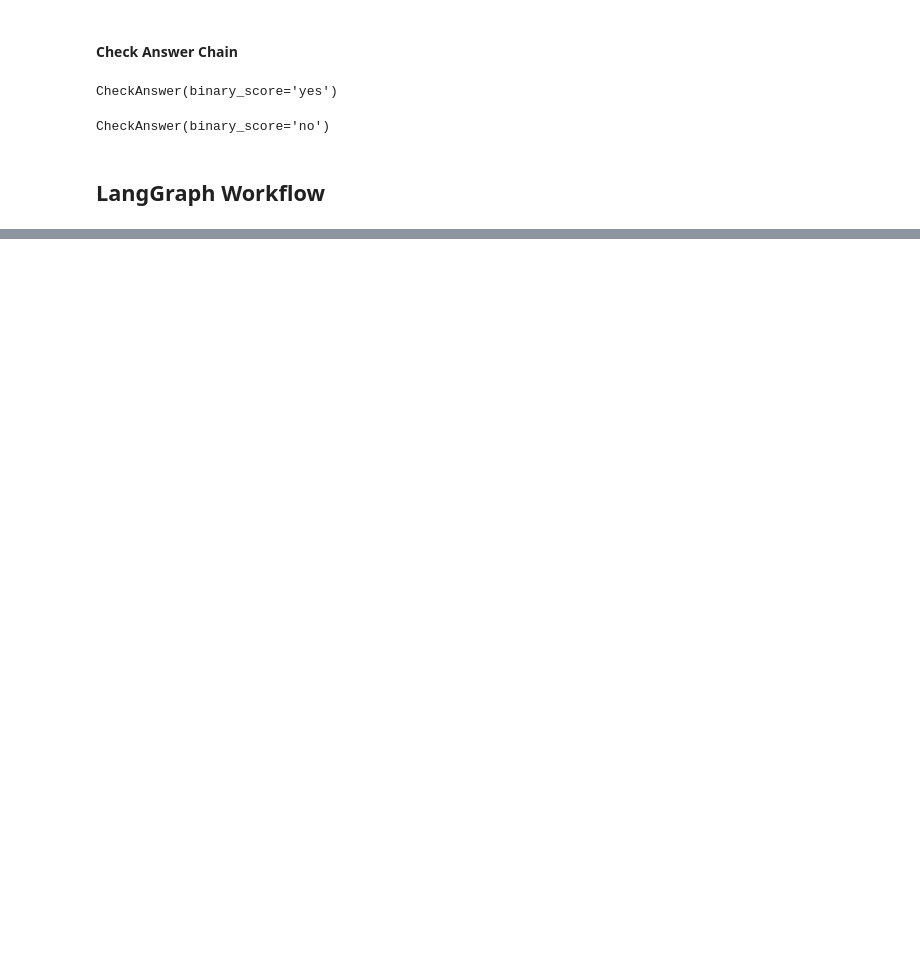
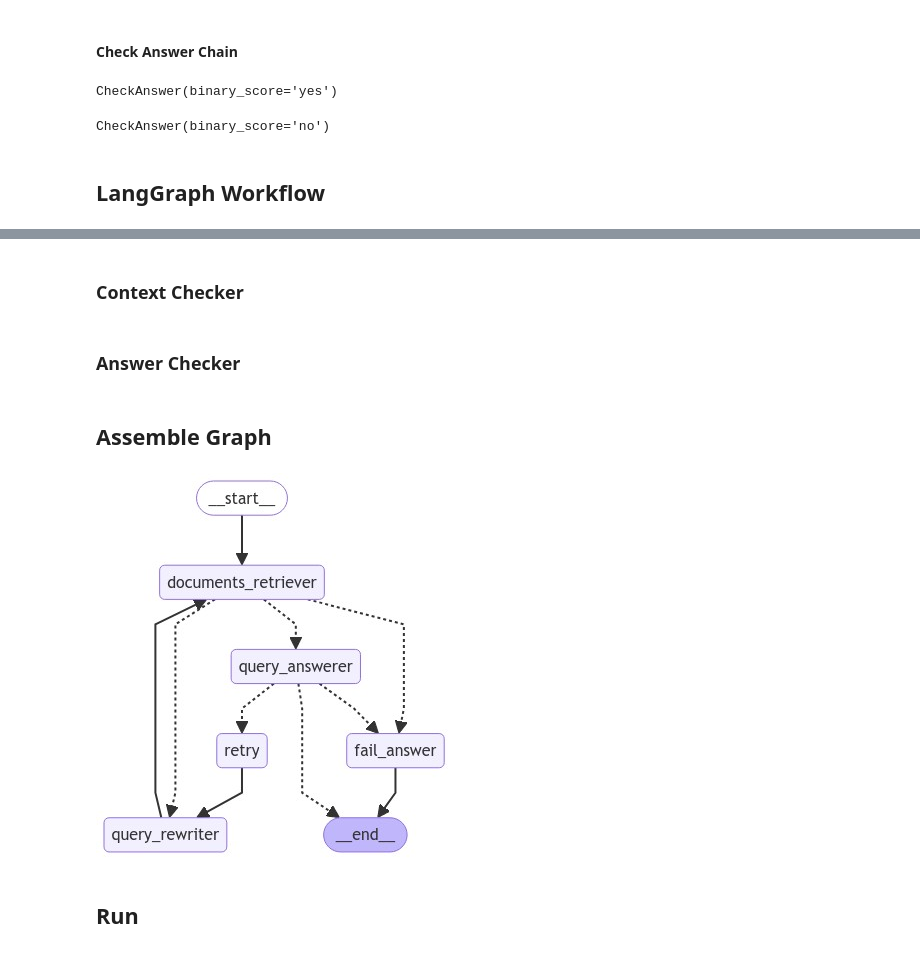
Before and after one commit to mllibs-docs/mllibs-docs.github.io, a Jupyter notebook: docs/en/docs/notebooks/self-corrective-rag-with-langgraph-and-groq-llama3.ipynb, the cells around one changed output, grey strips where cells are left out. Cells and saved outputs as stored; diff of their text form; code cells hidden in the pictures; blank space fills up the shorter version.

```diff
--- a/docs/en/docs/notebooks/self-corrective-rag-with-langgraph-and-groq-llama3.ipynb
+++ b/docs/en/docs/notebooks/self-corrective-rag-with-langgraph-and-groq-llama3.ipynb
@@ -431,0 +531,28 @@ To be continued
+# %% [markdown]
+### Context Checker
+# %%
+def context_checker(state: GraphState) -> Literal['query_rewriter', 'query_answerer', 'fail_answer']:
+    print_node(context_checker.__name__)
+
+    if len(state['documents']) == 0:
+        print_result('No relevant documents found. Failing answer.')
+        return 'fail_answer'
+
+    if state['can_requery']:
+        query = state['query']
+        documents = state['documents']
+
+        result = check_context_chain.invoke(
+            {"query": query, "documents": documents}
+        )
+
+        print_result(result)
+
+        if result.binary_score == 'no':
+            return 'query_rewriter'
+        else:
+            return 'query_answerer'
+
+    return 'query_answerer'
+# %% [markdown]
+### Answer Checker
@@ -431,0 +592,27 @@ To be continued
+# %% [markdown]
+## Assemble Graph
+# %%
+workflow = StateGraph(GraphState)
+
+# Nodes
+workflow.add_node(documents_retriever.__name__, documents_retriever)
+workflow.add_node(query_rewriter.__name__, query_rewriter)
+workflow.add_node(query_answerer.__name__, query_answerer)
+workflow.add_node(retry.__name__, retry)
+workflow.add_node(fail_answer.__name__, fail_answer)
+
+# Edges
+workflow.add_edge(START, documents_retriever.__name__)
+workflow.add_conditional_edges(documents_retriever.__name__, context_checker)
+workflow.add_edge(query_rewriter.__name__, documents_retriever.__name__)
+workflow.add_conditional_edges(query_answerer.__name__, answer_checker)
+workflow.add_edge(retry.__name__, query_rewriter.__name__)
+workflow.add_edge(fail_answer.__name__, END)
+
+graph = workflow.compile()
+
+display(Image(graph.get_graph().draw_mermaid_png()))
+# %% [output]
+[figure, added]
+# %% [markdown]
+## Run
```
Also changed, not shown: parts of 44 cells of this notebook, 2 other files.
